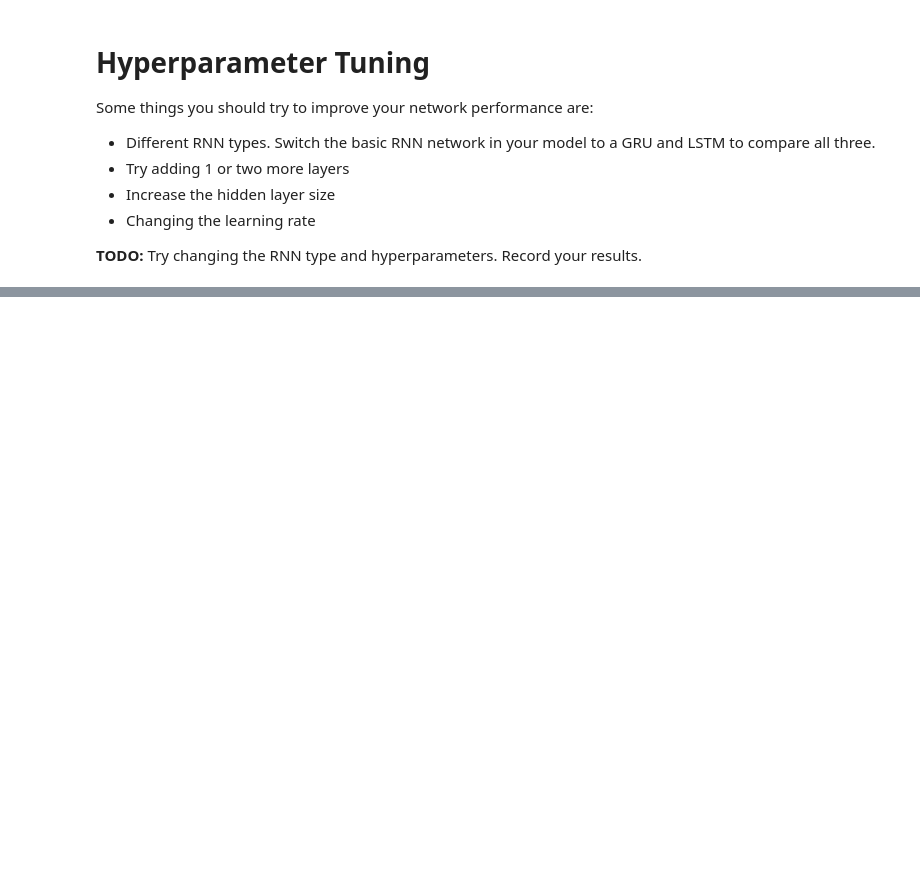
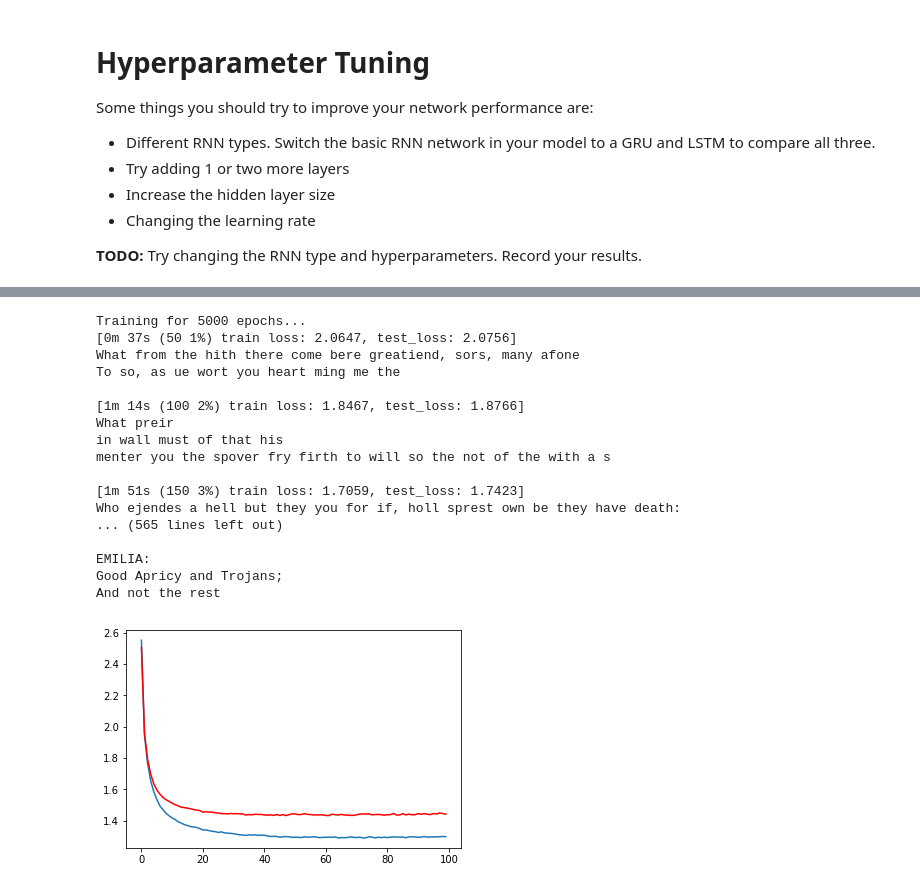
Before and after one commit to mcguiremichael/Object-Recognition, a Jupyter notebook: assignment4_materials/Assignment4/MP4_P2_generation.ipynb, the cells around one changed output, grey strips where cells are left out. Cells and saved outputs as stored; diff of their text form; code cells hidden in the pictures; blank space fills up the shorter version.

```diff
--- a/assignment4_materials/Assignment4/MP4_P2_generation.ipynb
+++ b/assignment4_materials/Assignment4/MP4_P2_generation.ipynb
@@ -225,0 +522,60 @@ Some things you should try to improve your network performance are:
+# %%
+### RNN
+n_layers=3
+
+rnn = RNN(n_characters, hidden_size, n_characters, model_type="rnn", n_layers=n_layers).to(device)
+rnn_optimizer = torch.optim.Adam(rnn.parameters(), lr=learning_rate)
+criterion = nn.CrossEntropyLoss()
+
+start = time.time()
+all_losses = []
+test_losses = []
+loss_avg = 0
+test_loss_avg = 0
+
+
+print("Training for %d epochs..." % n_epochs)
+for epoch in range(1, n_epochs + 1):
+    loss = train(rnn, *load_random_batch(train_text, chunk_len, batch_size), rnn_optimizer, criterion)
+    loss_avg += loss
+
+    test_loss = eval_test(rnn, *load_random_batch(test_text, chunk_len, batch_size))
+    test_loss_avg += test_loss
+
+    if epoch % print_every == 0:
+        print('[%s (%d %d%%) train loss: %.4f, test_loss: %.4f]' % (time_since(start), epoch, epoch / n_epochs * 100, loss, test_loss))
+        print(generate(rnn, 'Wh', 100, device=device), '\n')
+
+    if epoch % plot_every == 0:
+        all_losses.append(loss_avg / plot_every)
+        test_losses.append(test_loss_avg / plot_every)
+        loss_avg = 0
+        test_loss_avg = 0
+
+import matplotlib.pyplot as plt
+import matplotlib.ticker as ticker
+
+plt.figure()
+plt.plot(all_losses)
+plt.plot(test_losses, color='r')
+
+print(evaluate(rnn, prime_str='Th', predict_len=1000))
+# %% [output]
+Training for 5000 epochs...
+[0m 37s (50 1%) train loss: 2.0647, test_loss: 2.0756]
+What from the hith there come bere greatiend, sors, many afone
+To so, as ue wort you heart ming me the
+
+[1m 14s (100 2%) train loss: 1.8467, test_loss: 1.8766]
+What preir
+in wall must of that his
+menter you the spover fry firth to will so the not of the with a s
+
+[1m 51s (150 3%) train loss: 1.7059, test_loss: 1.7423]
+Who ejendes a hell but they you for if, holl sprest own be they have death:
+... (565 lines left out)
+
+EMILIA:
+Good Apricy and Trojans;
+And not the rest
+[figure, added]
```
Also changed, not shown: parts of 10 cells of this notebook, 1 other file.
